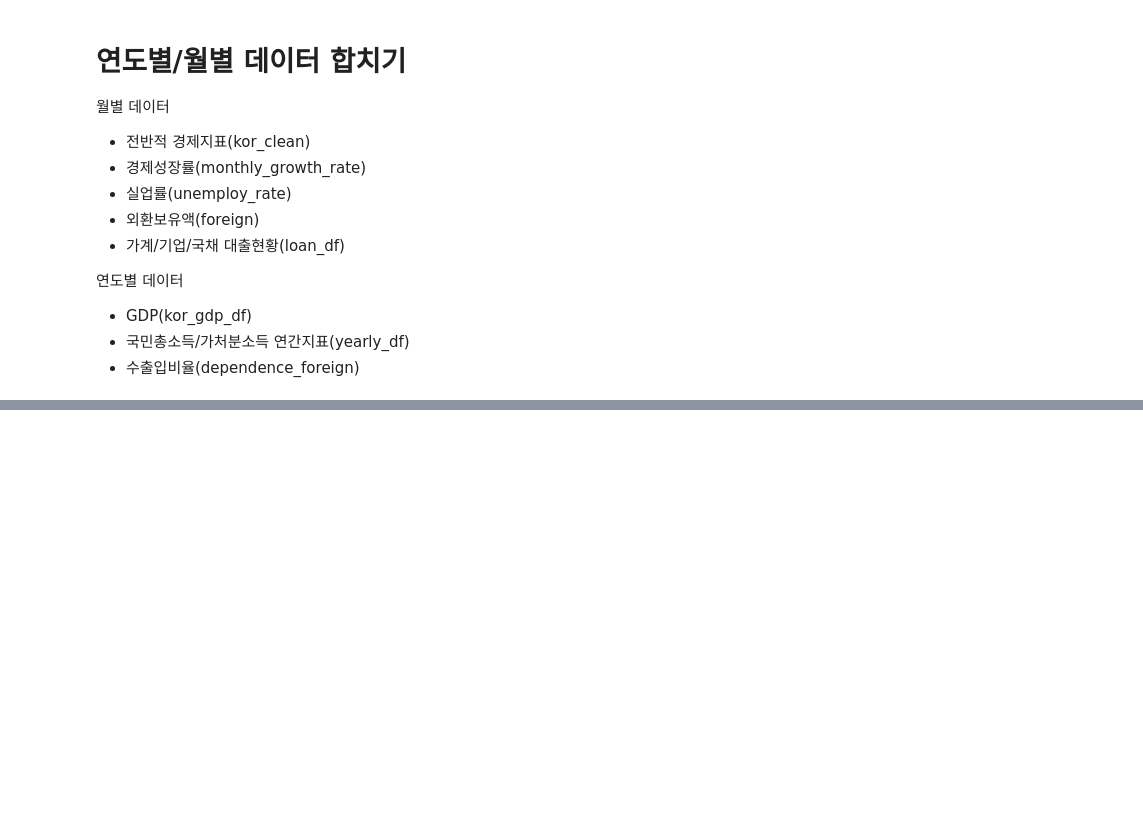
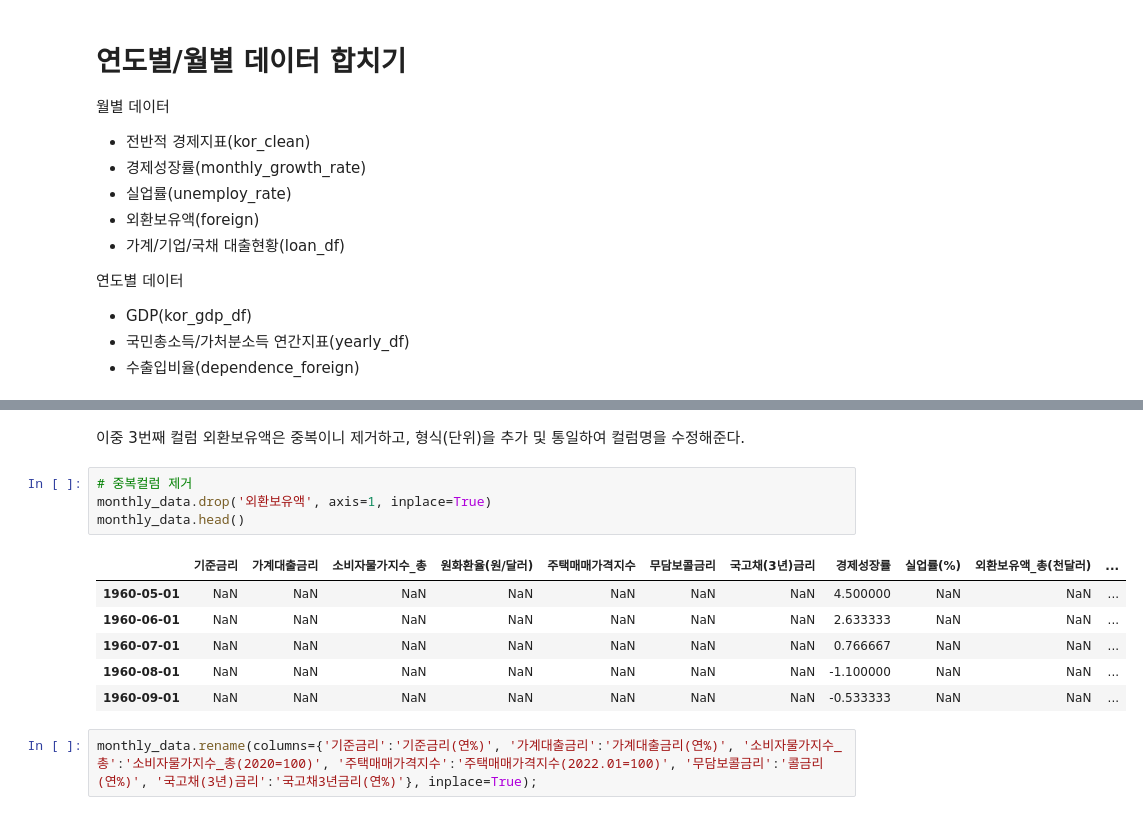
Before and after one commit to nan-park/section2_project, a Jupyter notebook: kor_data_preprocessing.ipynb, the cells around one changed output, grey strips where cells are left out. Drawn from its saved outputs; the diff is of its cells as text; blank space fills up the shorter version.

```diff
--- a/kor_data_preprocessing.ipynb
+++ b/kor_data_preprocessing.ipynb
@@ -726,0 +743,15 @@ dependence_foreign.head()
+# %% [markdown]
+이중 3번째 컬럼 외환보유액은 중복이니 제거하고, 형식(단위)을 추가 및 통일하여 컬럼명을 수정해준다.<br>
+# %%
+# 중복컬럼 제거
+monthly_data.drop('외환보유액', axis=1, inplace=True)
+monthly_data.head()
+# %% [output]
+|  | 기준금리 | 가계대출금리 | 소비자물가지수_총 | 원화환율(원/달러) | 주택매매가격지수 | 무담보콜금리 | 국고채(3년)금리 | 경제성장률 | 실업률(%) | 외환보유액_총(천달러) | ... |
+| 1960-05-01 | NaN | NaN | NaN | NaN | NaN | NaN | NaN | 4.500000 | NaN | NaN | ... |
+| 1960-06-01 | NaN | NaN | NaN | NaN | NaN | NaN | NaN | 2.633333 | NaN | NaN | ... |
+| 1960-07-01 | NaN | NaN | NaN | NaN | NaN | NaN | NaN | 0.766667 | NaN | NaN | ... |
+| 1960-08-01 | NaN | NaN | NaN | NaN | NaN | NaN | NaN | -1.100000 | NaN | NaN | ... |
+| 1960-09-01 | NaN | NaN | NaN | NaN | NaN | NaN | NaN | -0.533333 | NaN | NaN | ... |
+# %%
+monthly_data.rename(columns={'기준금리':'기준금리(연%)', '가계대출금리':'가계대출금리(연%)', '소비자물가지수_총':'소비자물가지수_총(2020=100)', '주택매매가격지수':'주택매매가격지수(2022.01=100)', '무담보콜금리':'콜금리(연%)', '국고채(3년)금리':'국고채3년금리(연%)'}, inplace=True);
```
Also changed, not shown: parts of 7 cells of this notebook.
